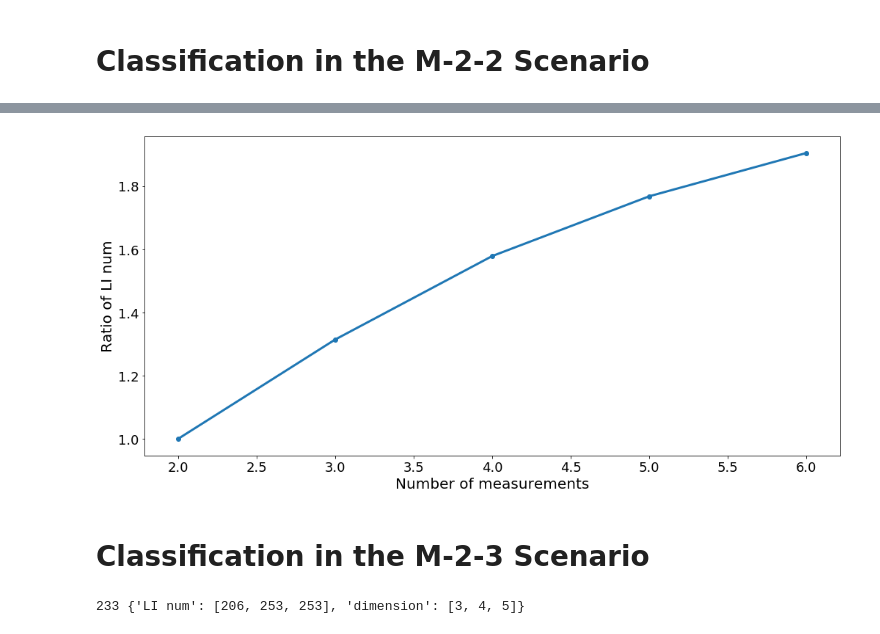
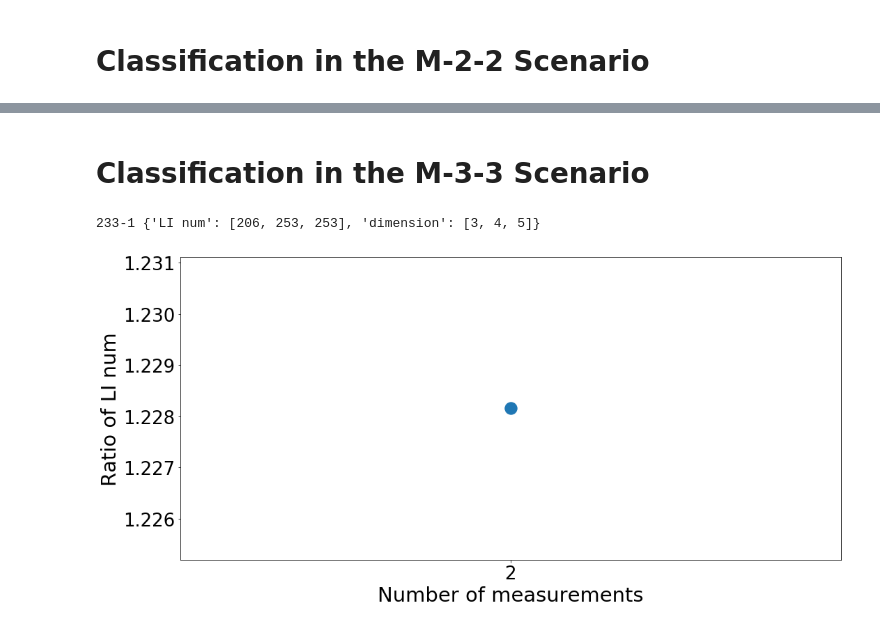
Before and after one commit to adelshb/Bounding-the-dimension-of-quantum-systems-with-sequential-measurements, a Jupyter notebook: script/Scenario_Classification.ipynb, the cells around one changed output, grey strips where cells are left out. Drawn from its saved outputs; the diff is of its cells as text; code cells hidden in the pictures.

```diff
--- a/script/Scenario_Classification.ipynb
+++ b/script/Scenario_Classification.ipynb
@@ -26,11 +45,11 @@ plot_LI(path, show_useful = True)
 Ratio = []
 M = []
 
-for k in data.keys():
-    if k[1:] == '22':
-        print(k, data[k])
-        M.append(int(k[0]))
-        Ratio.append(data[k]['LI num'][1]/data[k]['LI num'][0])
+for mlo in data.keys():
+    if mlo[1:3] == '22' and mlo[-1] == '1' and len(data[mlo]['LI num'])>1:
+        print(mlo, data[mlo])
+        M.append(int(mlo[0]))
+        Ratio.append(data[mlo]['LI num'][1]/data[mlo]['LI num'][0])
 
 Ratio = [r for _,r in sorted(zip(M,Ratio))]
 M = sorted(M)
@@ -43,28 +75,29 @@ M = sorted(M)
+# %% [markdown]
+# Classification in the M-3-3 Scenario
+# %%
+Ratio = []
+M = []
+
+for mlo in data.keys():
+    if mlo[1:3] == '33' and mlo[-1] == '1' and len(data[mlo]['LI num'])>1:
+        print(mlo, data[mlo])
+        M.append(int(mlo[0]))
+        Ratio.append(data[mlo]['LI num'][1]/data[mlo]['LI num'][0])
+
+Ratio = [r for _,r in sorted(zip(M,Ratio))]
+M = sorted(M)
+# %% [output]
+233-1 {'LI num': [206, 253, 253], 'dimension': [3, 4, 5]}
 # %%
 fig = plt.figure(figsize=(17, 8))
 
-plt.plot(M, Ratio, linewidth = 3, zorder=1)
-plt.scatter(M, Ratio, zorder=2)
+plt.plot(M, Ratio, linewidth = 6, zorder=1)
+plt.scatter(M, Ratio, s=300, zorder=2)
 
-plt.xlabel('Number of measurements', fontsize=20)
-plt.ylabel('Ratio of LI num', fontsize=20)
-plt.tick_params(axis='both', labelsize=18)
+plt.xlabel('Number of measurements', fontsize=29)
+plt.ylabel('Ratio of LI num', fontsize=29)
+plt.tick_params(axis='both', labelsize=26)
+plt.xticks(M)
 plt.show()
 # %% [output]
-[figure, old version]
+[figure, new version]
-# %% [markdown]
-# Classification in the M-2-3 Scenario
-# %%
-Ratio = []
-M = []
-
-for k in data.keys():
-    if k[1:] == '33':
-        print(k, data[k])
-        M.append(int(k[0]))
-        Ratio.append(data[k]['LI num'][1]/data[k]['LI num'][0])
-
-Ratio = [r for _,r in sorted(zip(M,Ratio))]
-M = sorted(M)
-# %% [output]
-233 {'LI num': [206, 253, 253], 'dimension': [3, 4, 5]}
```
Also changed, not shown: parts of 6 cells of this notebook, 4 other files.
